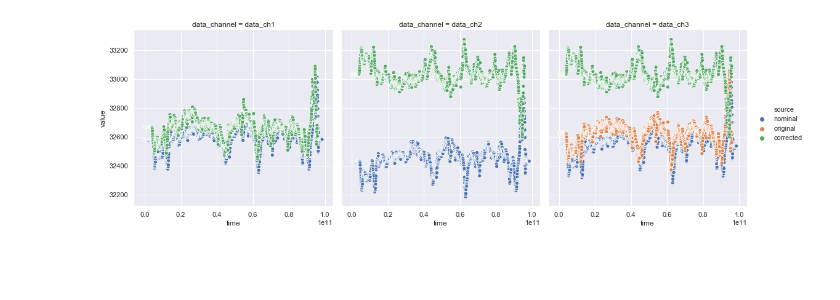
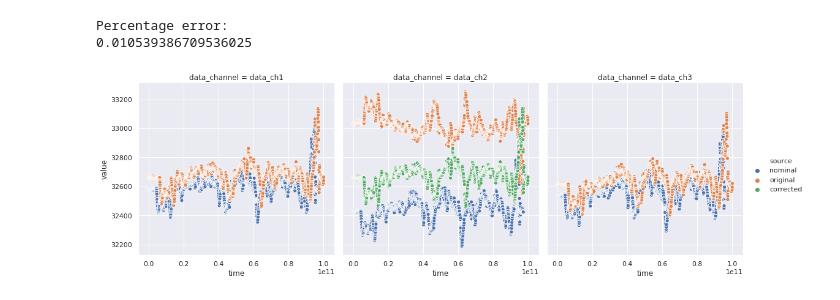
Before and after one commit to darpa-brass/challenge-problems, a Jupyter notebook: Scenarios/FlightTesting/Utilities/DataVizualizer/Brass_Workshop_Notebook.ipynb, the cells around one changed output. Saved outputs shown, nothing was run; the diff lists cells and outputs as text; code cells hidden in the pictures; blank space fills up the shorter version.

Commit message:
added cra cp2 demo scripts

```diff
--- a/Scenarios/FlightTesting/Utilities/DataVizualizer/Brass_Workshop_Notebook.ipynb
+++ b/Scenarios/FlightTesting/Utilities/DataVizualizer/Brass_Workshop_Notebook.ipynb
@@ -1,8 +1,10 @@
 # %%
-base = "D:\Repos\instrumentation-test-data\mkz\data\\forward\\switched_02"
-base_c = "D:\Repos\instrumentation-test-data\mkz\data\\forward\\corrected_02"
-base_n = "D:\Repos\instrumentation-test-data\mkz\data\\forward\\normal_01"
+bad = r"~/brass/instrumentation-test-data/mkz/data/forward/switched_01"
+corrected = r"~/demo/cra/forward_switched_01_adapted_data.txt"
+nominal = r"~/brass/instrumentation-test-data/mkz/data/forward/normal_02"
 
-%run CSV_DataVizualizer.py -b $base -bc $base_c -bn $base_n
+%run CSV_DataVizualizer.py -b $bad -bc $corrected -bn $nominal
 # %% [output]
+Percentage error:
+0.010539386709536025
-[figure, old version]
+[figure, new version]
```
Also changed, not shown: 3 other files.
